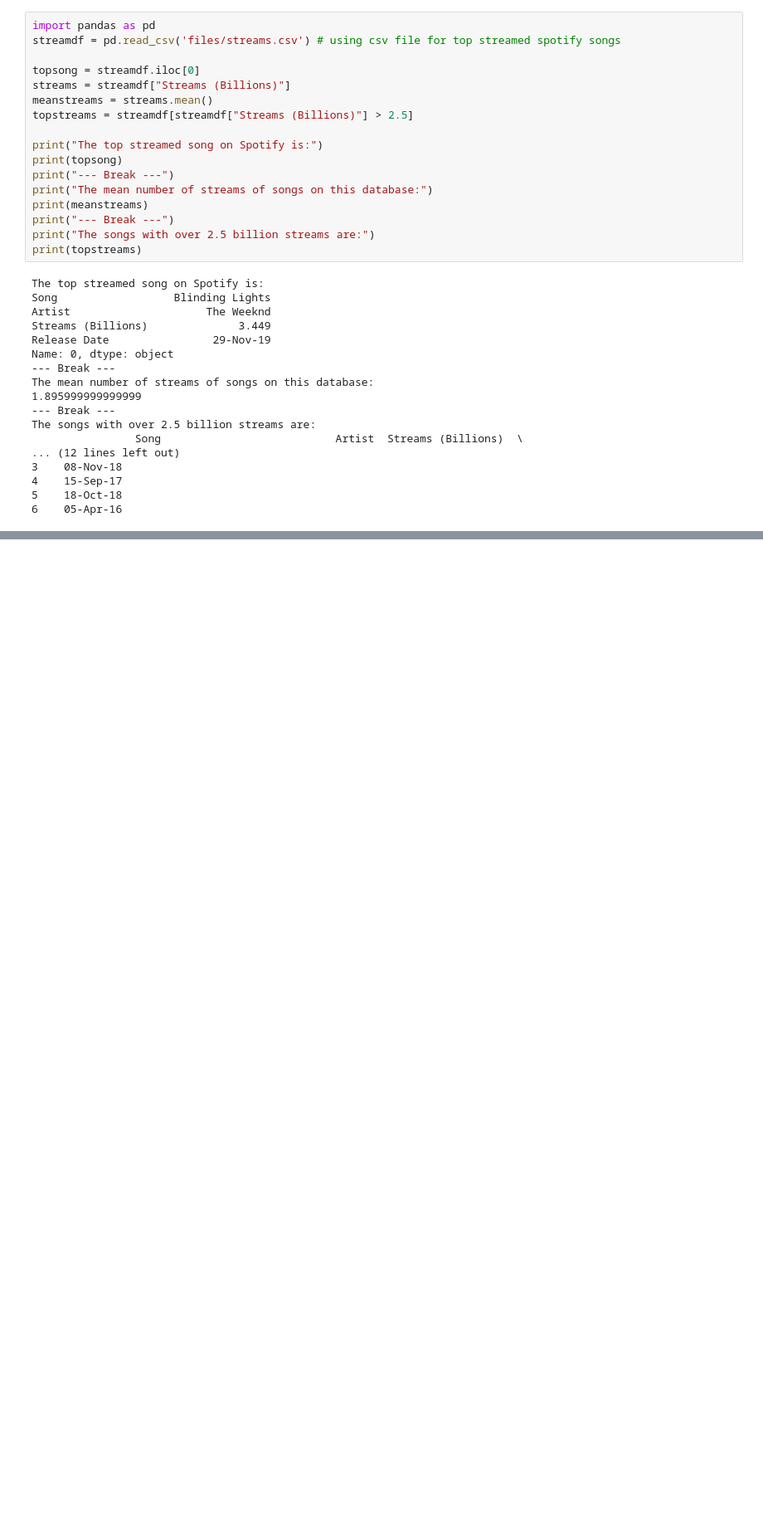
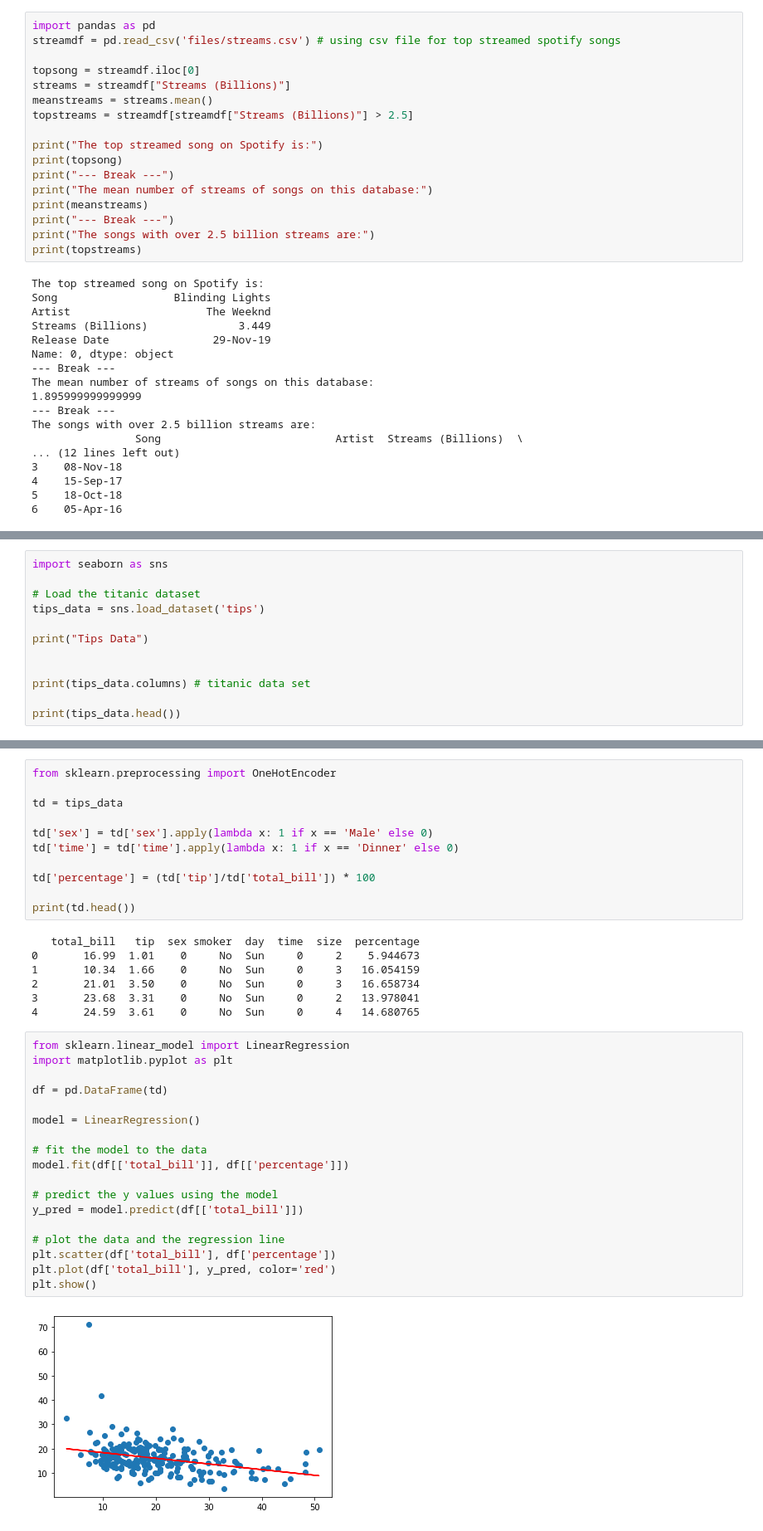
Before and after one commit to arnavk377/FirstFastPage, a Jupyter notebook: _notebooks/2023-03-09-AP-unit2-3.ipynb, the cells around one changed output, grey strips where cells are left out. Shown: that part at 83% size. Cells and saved outputs as stored; diff of their text form; blank space fills up the shorter version.

```diff
--- a/_notebooks/2023-03-09-AP-unit2-3.ipynb
+++ b/_notebooks/2023-03-09-AP-unit2-3.ipynb
@@ -496,0 +503,12 @@ The songs with over 2.5 billion streams are:
+# %%
+import seaborn as sns
+
+# Load the titanic dataset
+tips_data = sns.load_dataset('tips')
+
+print("Tips Data")
+
+
+print(tips_data.columns) # titanic data set
+
+print(tips_data.head())
@@ -496,0 +524,38 @@ The songs with over 2.5 billion streams are:
+# %%
+from sklearn.preprocessing import OneHotEncoder
+
+td = tips_data
+
+td['sex'] = td['sex'].apply(lambda x: 1 if x == 'Male' else 0)
+td['time'] = td['time'].apply(lambda x: 1 if x == 'Dinner' else 0)
+
+td['percentage'] = (td['tip']/td['total_bill']) * 100
+
+print(td.head())
+# %% [output]
+   total_bill   tip  sex smoker  day  time  size  percentage
+0       16.99  1.01    0     No  Sun     0     2    5.944673
+1       10.34  1.66    0     No  Sun     0     3   16.054159
+2       21.01  3.50    0     No  Sun     0     3   16.658734
+3       23.68  3.31    0     No  Sun     0     2   13.978041
+4       24.59  3.61    0     No  Sun     0     4   14.680765
+# %%
+from sklearn.linear_model import LinearRegression
+import matplotlib.pyplot as plt
+
+df = pd.DataFrame(td)
+
+model = LinearRegression()
+
+# fit the model to the data
+model.fit(df[['total_bill']], df[['percentage']])
+
+# predict the y values using the model
+y_pred = model.predict(df[['total_bill']])
+
+# plot the data and the regression line
+plt.scatter(df['total_bill'], df['percentage'])
+plt.plot(df['total_bill'], y_pred, color='red')
+plt.show()
+# %% [output]
+[figure, added]
```
Also changed, not shown: parts of 3 cells of this notebook.
